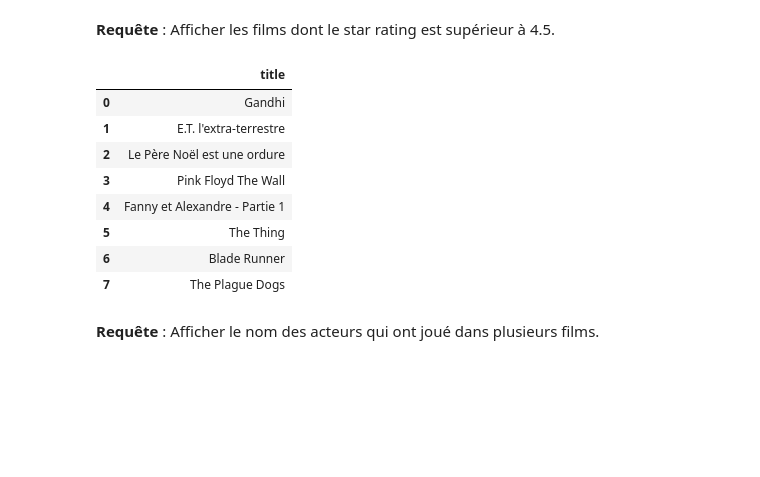
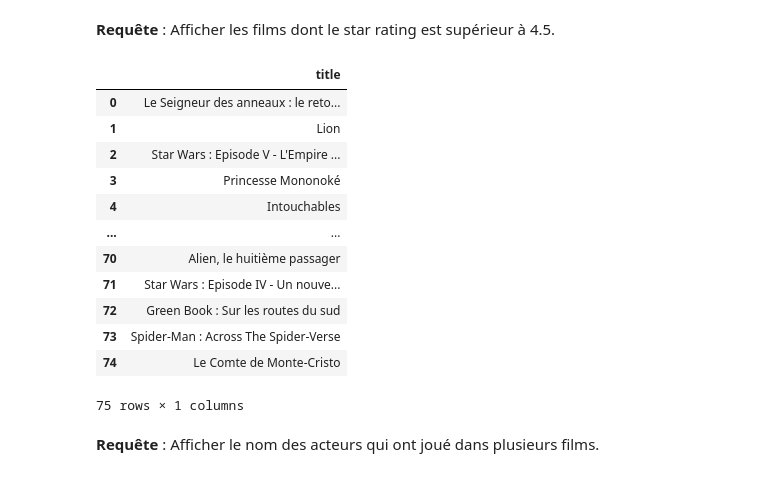
Before and after one commit to Franck-LF/projectBlock1, a Jupyter notebook: DBmovies.ipynb, the cells around one changed output. Saved outputs shown, nothing was run; the diff lists cells and outputs as text; code cells hidden in the pictures; blank space fills up the shorter version.

```diff
--- a/DBmovies.ipynb
+++ b/DBmovies.ipynb
@@ -561,22 +563,26 @@ Zach McGowan
 # %%
 query = (" \
 SELECT m.title \
 FROM movies AS m \
-WHERE m.star_rating > 4;")
+WHERE m.star_rating > 4.4;")
 cursor.execute(query)
 result = cursor.fetchall()
 df = pd.DataFrame(result, columns=['title'])
 df
 # %% [output]
 |  | title |
-| 0 | Gandhi |
-| 1 | E.T. l'extra-terrestre |
-| 2 | Le Père Noël est une ordure |
-| 3 | Pink Floyd The Wall |
-| 4 | Fanny et Alexandre - Partie 1 |
-| 5 | The Thing |
-| 6 | Blade Runner |
-| 7 | The Plague Dogs |
+| 0 | Le Seigneur des anneaux : le reto... |
+| 1 | Lion |
+| 2 | Star Wars : Episode V - L'Empire ... |
+| 3 | Princesse Mononoké |
+| 4 | Intouchables |
+| ... | ... |
+| 70 | Alien, le huitième passager |
+| 71 | Star Wars : Episode IV - Un nouve... |
+| 72 | Green Book : Sur les routes du sud |
+| 73 | Spider-Man : Across The Spider-Verse |
+| 74 | Le Comte de Monte-Cristo |
+75 rows × 1 columns
 # %% [markdown]
 **Requête** : Afficher le nom des acteurs qui ont joué dans plusieurs films.
 # %%
```
Also changed, not shown: parts of 8 cells of this notebook.
